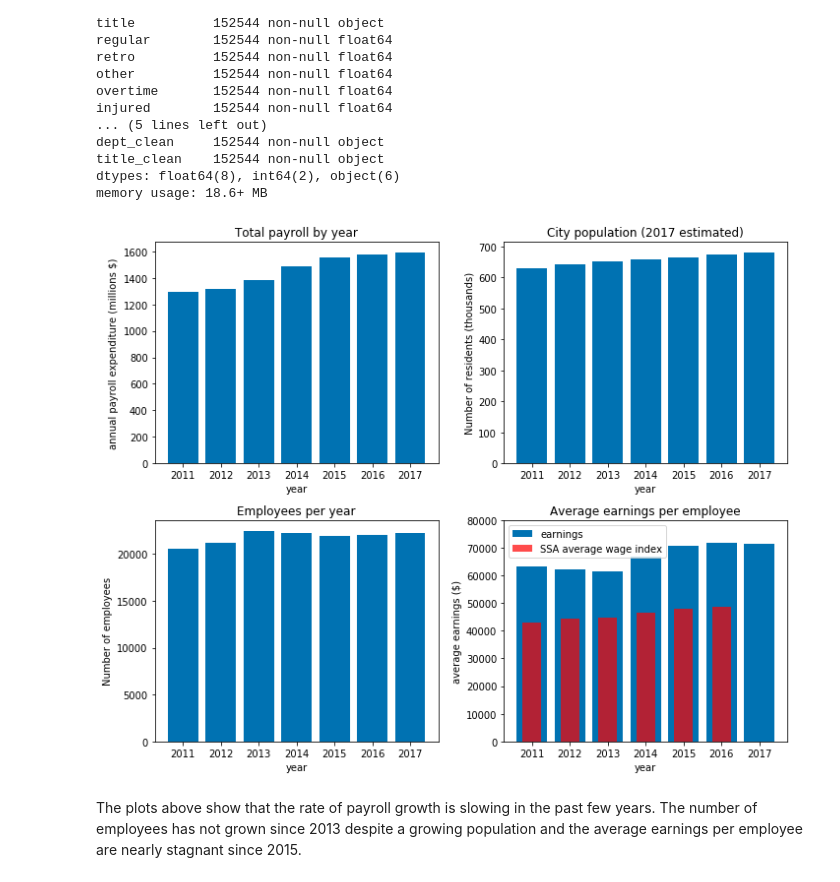
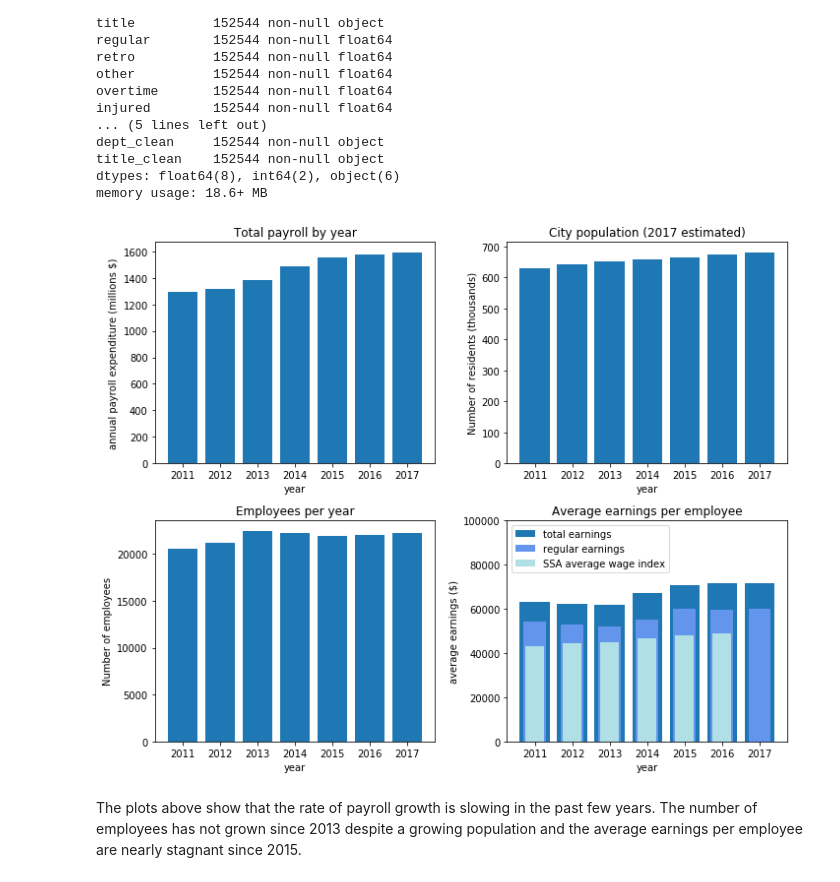
Before and after one commit to Turanga1/Springboard_DataScience, a Jupyter notebook: Capstone 1 - Boston Earnings Report/boston_earnings_analysis.ipynb, the cells around one changed output. Drawn from its saved outputs; the diff is of its cells as text; code cells hidden in the pictures.

```diff
--- a/Capstone 1 - Boston Earnings Report/boston_earnings_analysis.ipynb
+++ b/Capstone 1 - Boston Earnings Report/boston_earnings_analysis.ipynb
@@ -4,9 +4,13 @@ import numpy as np
 import pandas as pd
 import re, os, glob
 import matplotlib.pyplot as plt
+from matplotlib import rcParams, cycler
 import seaborn as sns
 from scipy import interpolate
-plt.style.use('seaborn-colorblind')
+import cartopy.feature as cfeature
+import cartopy.crs as ccrs
+from cartopy.io.img_tiles import OSM
+# plt.style.use('seaborn-colorblind')
 # sns.set()
 # %%
 # read cleaned data file
@@ -32,11 +36,12 @@ dtypes: float64(8), int64(2), object(6)
 memory usage: 18.6+ MB
 # %%
 # total payroll by year
-total_payroll = earnings.groupby(earnings['year'])[['total', 'name']]\
-                        .agg({'total': np.sum, 'name': 'count'})\
+total_payroll = earnings.groupby(earnings['year'])[['regular', 'total', 'name']]\
+                        .agg({'regular': np.sum, 'total': np.sum, 'name': 'count'})\
                         .reset_index()\
                         .set_index('year')
-total_payroll['epc'] = total_payroll['total'] / total_payroll['name'] # average earnings per capita
+total_payroll['epc'] = total_payroll['total'] / total_payroll['name'] # average total earnings per capita
+total_payroll['rpc'] = total_payroll['regular'] / total_payroll['name'] # average regular earnings per capita
 total_payroll = total_payroll.reset_index()
 
 """
@@ -59,36 +64,37 @@ fig, ((ax1, ax2), (ax3, ax4)) = plt.subplots(2, 2, figsize=(10, 8))
 
 x = total_payroll['year']
 
 # Total payroll by year
 ax1.bar(x, total_payroll['total']/1000000)
 ax1.set_xlabel('year')
 ax1.set_ylabel('annual payroll expenditure (millions $)')
 ax1.set_title('Total payroll by year')
 
 # City population
 ax2.bar(x, population/1000)
 ax2.set_xlabel('year')
 ax2.set_ylabel('Number of residents (thousands)')
 ax2.set_title('City population (2017 estimated)')
 
 # Employees per year
 ax3.bar(x, total_payroll['name'])
 ax3.set_xlabel('year')
 ax3.set_ylabel('Number of employees')
 ax3.set_title('Employees per year')
 
 # Average earnings per employee
 ax4.bar(x, total_payroll['epc'])
-ax4.bar(x, total_payroll['awi'], width=0.5, alpha=0.7, color='r')
+ax4.bar(x, total_payroll['rpc'], width=0.6, alpha=1, color='cornflowerblue')
+ax4.bar(x, total_payroll['awi'], width=0.5, alpha=1, color='powderblue')
 ax4.set_xlabel('year')
 ax4.set_ylabel('average earnings ($)')
 ax4.set_title('Average earnings per employee')
-ax4.legend(['earnings', 'SSA average wage index'])
-ax4.set_ylim(0, 80000)
+ax4.legend(['total earnings', 'regular earnings', 'SSA average wage index'])
+ax4.set_ylim(0, 100000)
 
 plt.tight_layout()
 plt.show()
 # %% [output]
-[figure, old version]
+[figure, new version]
 # %% [markdown]
 The plots above show that the rate of payroll growth is slowing in the past few years. The number of employees has not grown since 2013 despite a growing population and the average earnings per employee are nearly stagnant since 2015.
```
Also changed, not shown: parts of 13 cells of this notebook.
